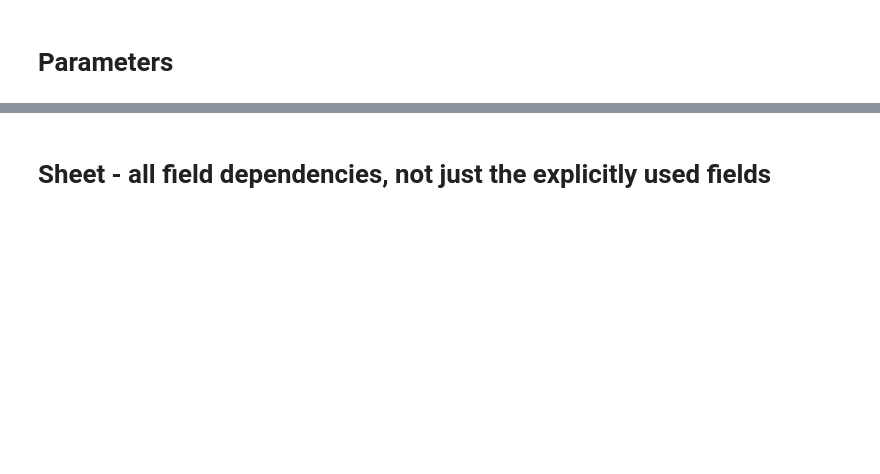
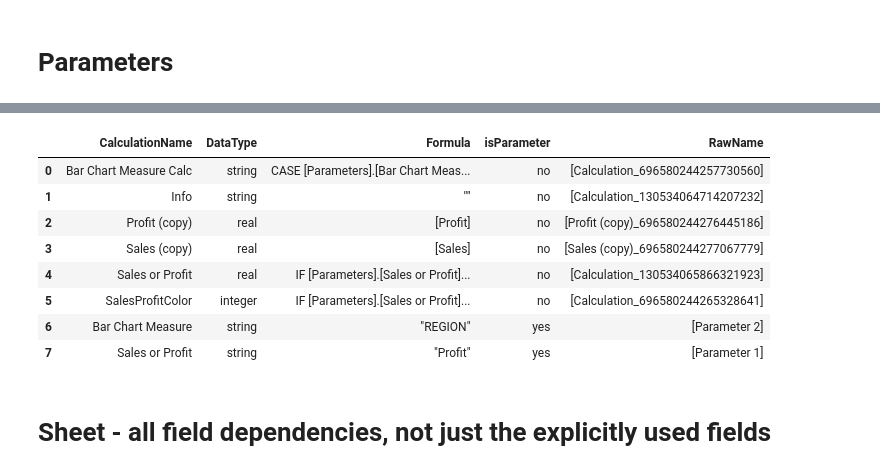
Before and after one commit to scinana/tableauCalculationExport, a Jupyter notebook: Tableau Calculation extractor.ipynb, the cells around one changed output, grey strips where cells are left out. Cells and saved outputs as stored; diff of their text form; code cells hidden in the pictures; blank space fills up the shorter version.

```diff
--- a/Tableau Calculation extractor.ipynb
+++ b/Tableau Calculation extractor.ipynb
@@ -570,3 +567,19 @@ dfAPIParameters
+# %%
+df = df.merge(dfAPIParameters[['field_id','field_calculation']], left_on='RawName', right_on = 'field_id', how='left')
+
+df["Formula"] = np.where(df["Formula"] == "NA", df['field_calculation'], df["Formula"])
+df = df.drop(columns=['field_id', 'field_calculation'])
+df
+# %% [output]
+|  | CalculationName | DataType | Formula | isParameter | RawName |
+| 0 | Bar Chart Measure Calc | string | CASE [Parameters].[Bar Chart Meas... | no | [Calculation_696580244257730560] |
+| 1 | Info | string | "" | no | [Calculation_130534064714207232] |
+| 2 | Profit (copy) | real | [Profit] | no | [Profit (copy)_696580244276445186] |
+| 3 | Sales (copy) | real | [Sales] | no | [Sales (copy)_696580244277067779] |
+| 4 | Sales or Profit | real | IF [Parameters].[Sales or Profit]... | no | [Calculation_130534065866321923] |
+| 5 | SalesProfitColor | integer | IF [Parameters].[Sales or Profit]... | no | [Calculation_696580244265328641] |
+| 6 | Bar Chart Measure | string | "REGION" | yes | [Parameter 2] |
+| 7 | Sales or Profit | string | "Profit" | yes | [Parameter 1] |
 # %% [markdown]
 # Sheet - all field dependencies, not just the explicitly used fields
 # %%
```
Also changed, not shown: parts of 28 cells of this notebook.
